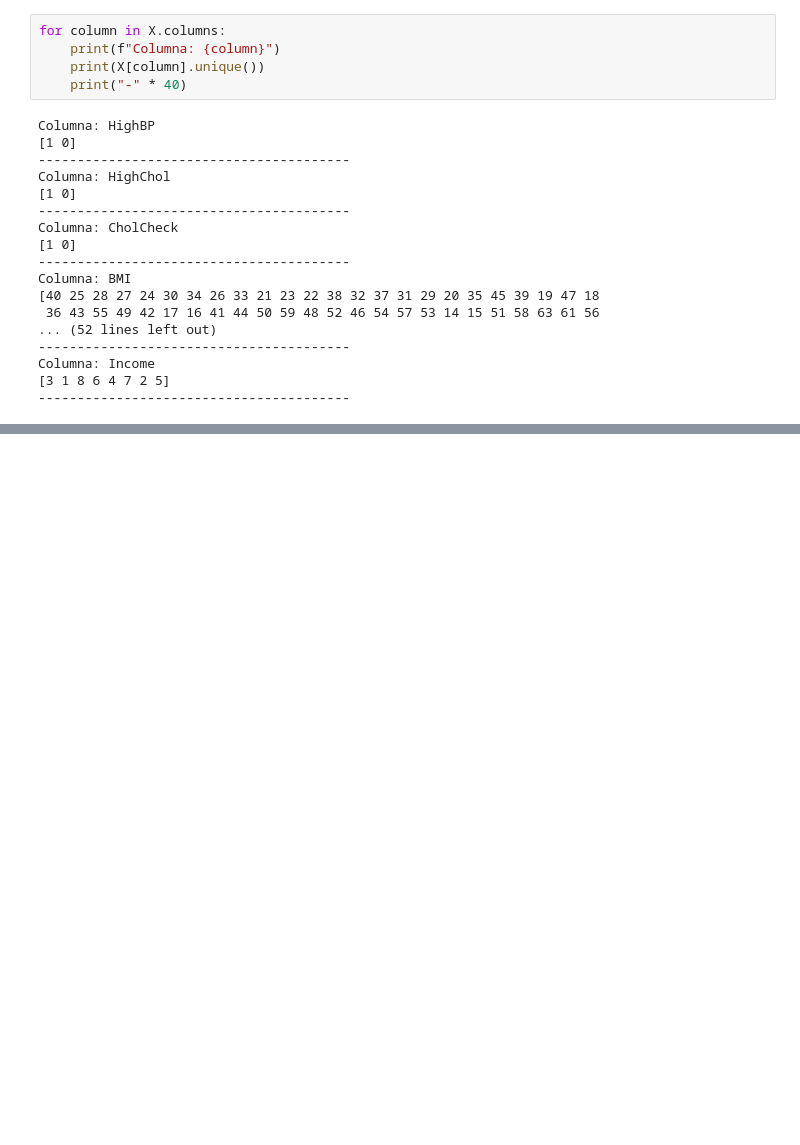
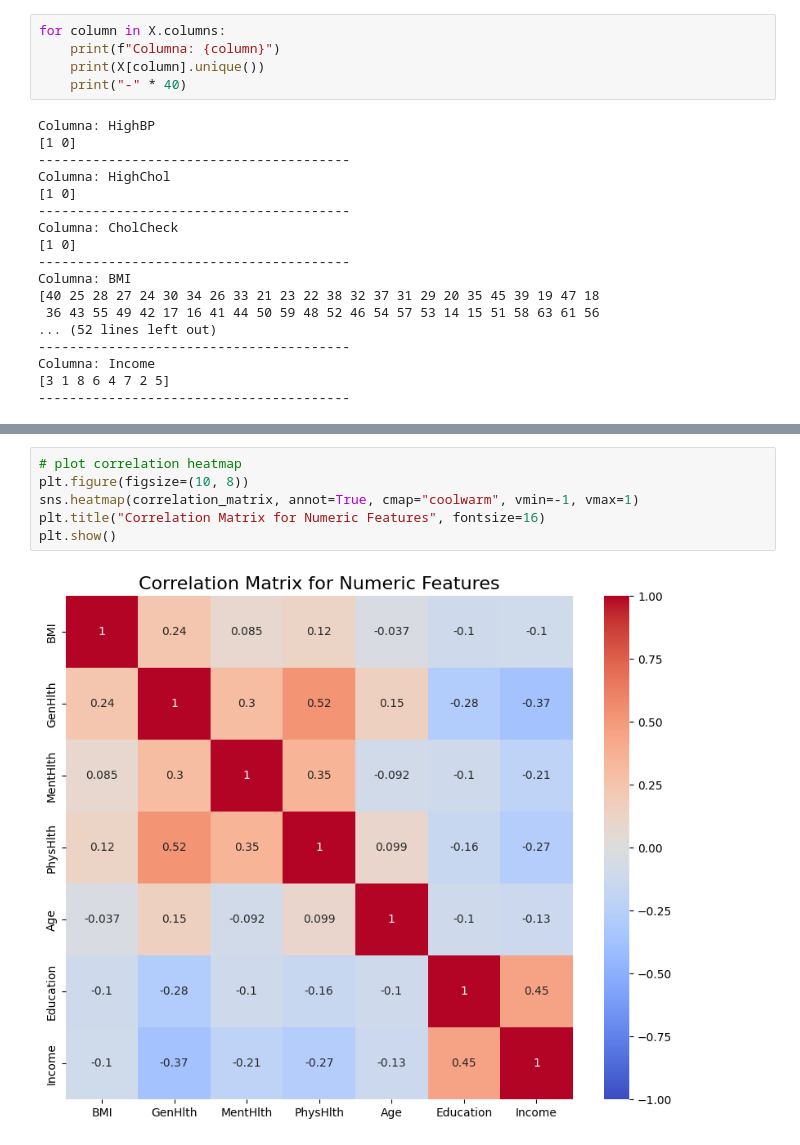
Before and after one commit to SaraRuDi/thesis, a Jupyter notebook: data-exploration.ipynb, the cells around one changed output, grey strips where cells are left out. Saved outputs shown, nothing was run; the diff lists cells and outputs as text; blank space fills up the shorter version.

```diff
--- a/data-exploration.ipynb
+++ b/data-exploration.ipynb
@@ -91,0 +181,8 @@ All variables except BMI are categorical and should be treated like that.
+# %%
+# plot correlation heatmap
+plt.figure(figsize=(10, 8))
+sns.heatmap(correlation_matrix, annot=True, cmap="coolwarm", vmin=-1, vmax=1)
+plt.title("Correlation Matrix for Numeric Features", fontsize=16)
+plt.show()
+# %% [output]
+[figure, added]
```
Also changed, not shown: parts of 17 cells of this notebook.
